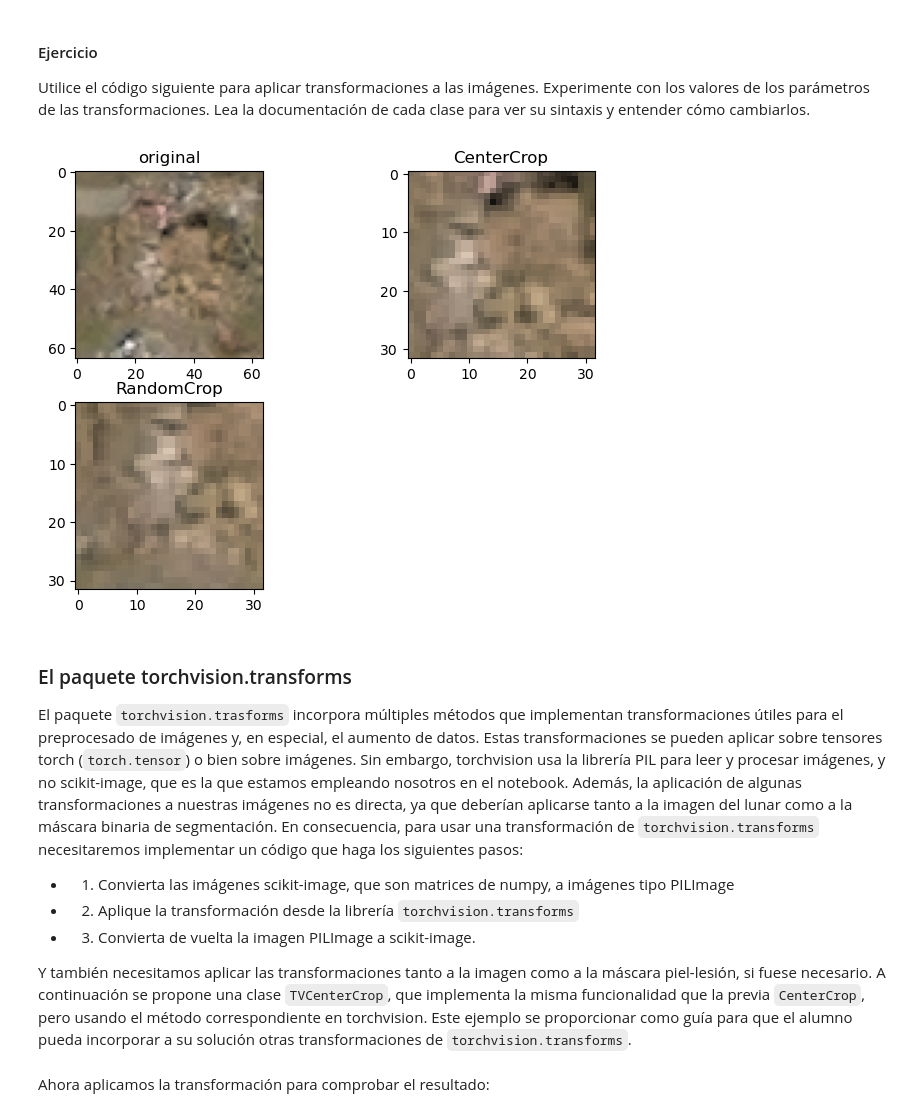
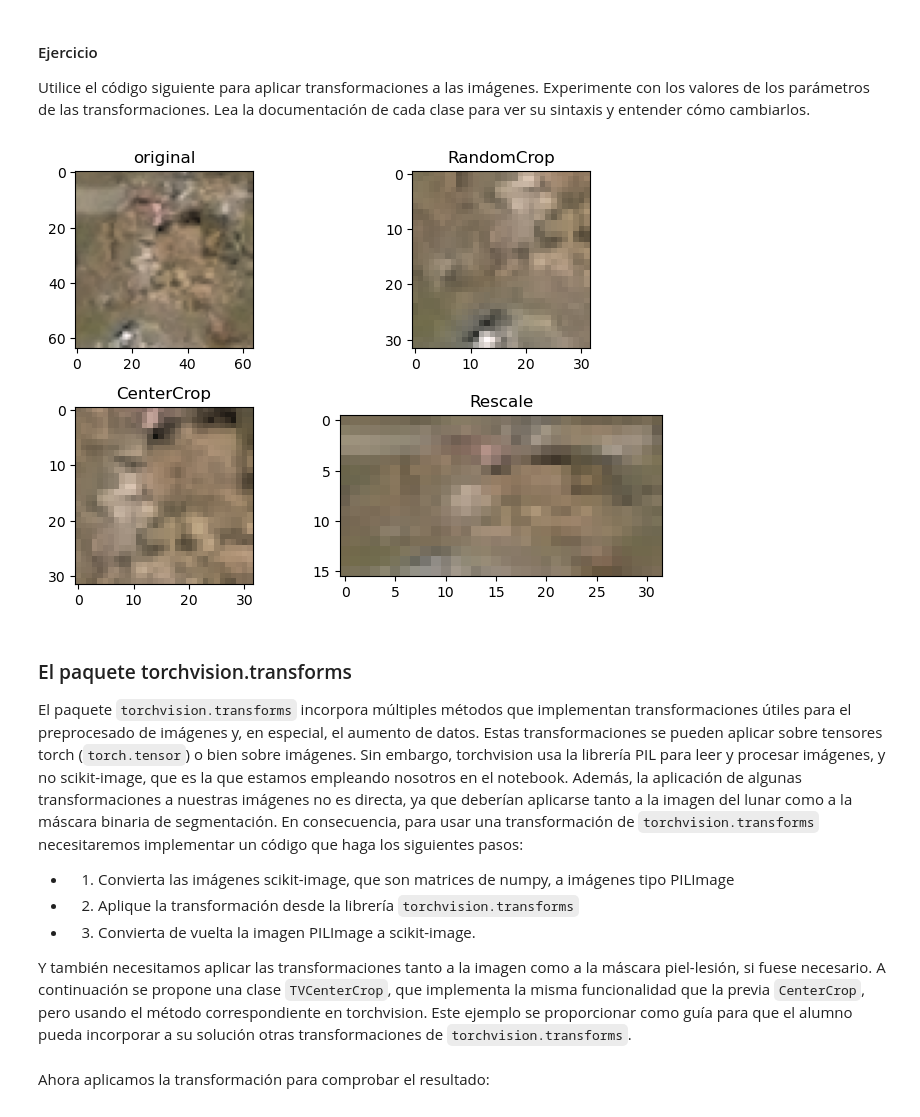
Before and after one commit to AMF064/APAI_2026, a Jupyter notebook: Practica_3/P2_Clasificacion_Imagenes_DNNs.ipynb, the cells around one changed output. Cells and saved outputs as stored; diff of their text form; code cells hidden in the pictures.

Commit message:
Fixed a bug in Rescale, added requirements.txt

```diff
--- a/Practica_3/P2_Clasificacion_Imagenes_DNNs.ipynb
+++ b/Practica_3/P2_Clasificacion_Imagenes_DNNs.ipynb
@@ -529,7 +530,7 @@ class CenterCrop(object):
     """Crop the central area of the image
 
     Args:
-        output_size (tupla or int): Crop size. If int, square crop
+        output_size (tuple or int): Crop size. If int, square crop
 
     """
 
@@ -600,7 +601,7 @@ class Rescale(object):
         img = transform.resize(image, (new_h, new_w))
 
         sample = {'patch_pre': sample['patch_pre'],
-                  'patch_post': image,
+                  'patch_post': img,
                   'mask_patch': sample['mask_patch'],
                   'label_pre': sample['label_pre'],
                   'label_post': sample['label_post'],
@@ -667,33 +668,36 @@ class Normalize(object):
 Utilice el código siguiente para aplicar transformaciones a las imágenes. Experimente con los valores de los parámetros de las transformaciones. Lea la documentación de cada clase para ver su sintaxis y entender cómo cambiarlos.
 # %%
 ### Modify this code to make your experiments....
-rcrop = RandomCrop(32)
-ccrop = CenterCrop(32)
+transforms = [
+    RandomCrop(32),
+    CenterCrop(32),
+    Rescale((16,32))
+]
 
 # Apply each of the above transforms on sample.
 fig = plt.figure(figsize=(7,7))
 n = 100
 sample = train_dataset[n]
 ax = plt.subplot(3,2, 1)
 plt.tight_layout()
 ax.set_title('original')
 plt.imshow(sample['patch_post'])
 
-for i, tsfrm in enumerate([ccrop, rcrop]):
+for i, tsfrm in enumerate(transforms):
     transformed_sample = tsfrm(sample)
 
     ax = plt.subplot(3, 2, i+2)
     plt.tight_layout()
     ax.set_title(type(tsfrm).__name__)
     plt.imshow(transformed_sample['patch_post'])
 
 plt.show()
 # %% [output]
-[figure, old version]
+[figure, new version]
 # %% [markdown]
 ### El paquete torchvision.transforms
 
-El paquete ``torchvision.trasforms`` incorpora múltiples métodos que implementan transformaciones útiles para el preprocesado de imágenes y, en especial, el aumento de datos. Estas transformaciones se pueden aplicar sobre tensores torch (``torch.tensor``) o bien sobre imágenes. Sin embargo, torchvision usa la librería PIL para leer y procesar imágenes, y no scikit-image, que es la que estamos empleando nosotros en el notebook. Además, la aplicación de algunas transformaciones a nuestras imágenes no es directa, ya que deberían aplicarse tanto a la imagen del lunar como a la máscara binaria de segmentación. En consecuencia, para usar una transformación de ``torchvision.transforms`` necesitaremos implementar un código que haga los siguientes pasos:
+El paquete ``torchvision.transforms`` incorpora múltiples métodos que implementan transformaciones útiles para el preprocesado de imágenes y, en especial, el aumento de datos. Estas transformaciones se pueden aplicar sobre tensores torch (``torch.tensor``) o bien sobre imágenes. Sin embargo, torchvision usa la librería PIL para leer y procesar imágenes, y no scikit-image, que es la que estamos empleando nosotros en el notebook. Además, la aplicación de algunas transformaciones a nuestras imágenes no es directa, ya que deberían aplicarse tanto a la imagen del lunar como a la máscara binaria de segmentación. En consecuencia, para usar una transformación de ``torchvision.transforms`` necesitaremos implementar un código que haga los siguientes pasos:
 
 - 1) Convierta las imágenes scikit-image, que son matrices de numpy, a imágenes tipo PILImage
 - 2) Aplique la transformación desde la librería ``torchvision.transforms``
```
Also changed, not shown: parts of 6 cells of this notebook, 1 other file.
